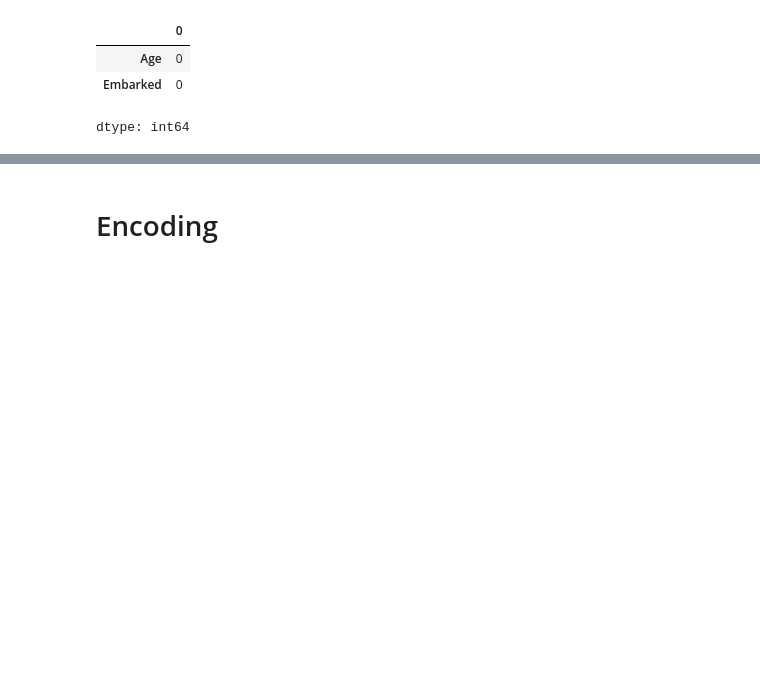
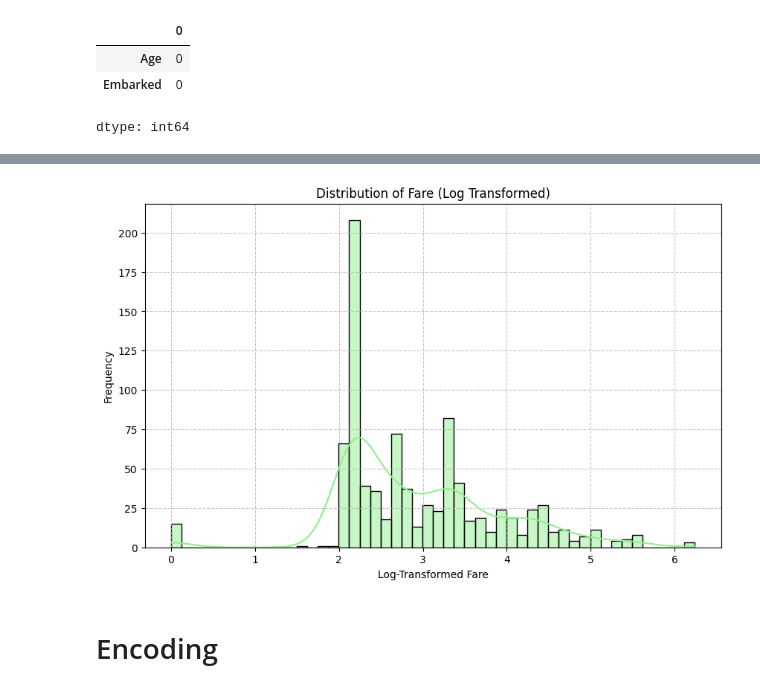
Before and after one commit to Ahmad-Tharwat07/Data-Mining-College-Project, a Jupyter notebook: Classification/Classification_Model_Final.ipynb, the cells around one changed output, grey strips where cells are left out. Saved outputs shown, nothing was run; the diff lists cells and outputs as text; code cells hidden in the pictures; blank space fills up the shorter version.

```diff
--- a/Classification/Classification_Model_Final.ipynb
+++ b/Classification/Classification_Model_Final.ipynb
@@ -138,3 +150,13 @@ dtype: int64
+# %%
+plt.figure(figsize=(10, 6))
+sns.histplot(df['Fare'], kde=True, bins=50, color='lightgreen')
+plt.title('Distribution of Fare (Log Transformed)')
+plt.xlabel('Log-Transformed Fare')
+plt.ylabel('Frequency')
+plt.grid(True, linestyle='--', alpha=0.7)
+plt.show()
+# %% [output]
+[figure, added]
 # %% [markdown]
 # Encoding
 # %% [markdown]
```
Also changed, not shown: parts of 6 cells of this notebook.
